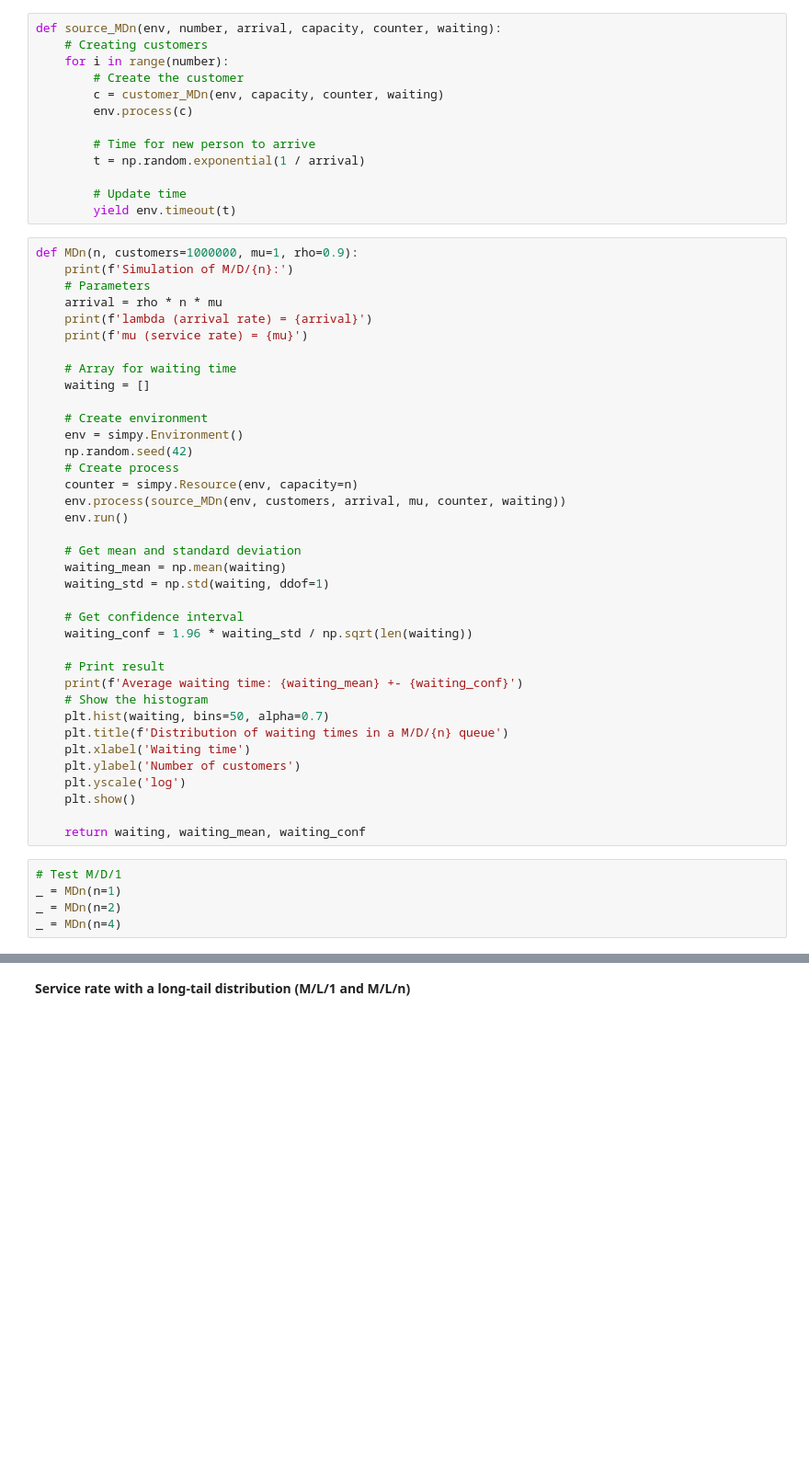
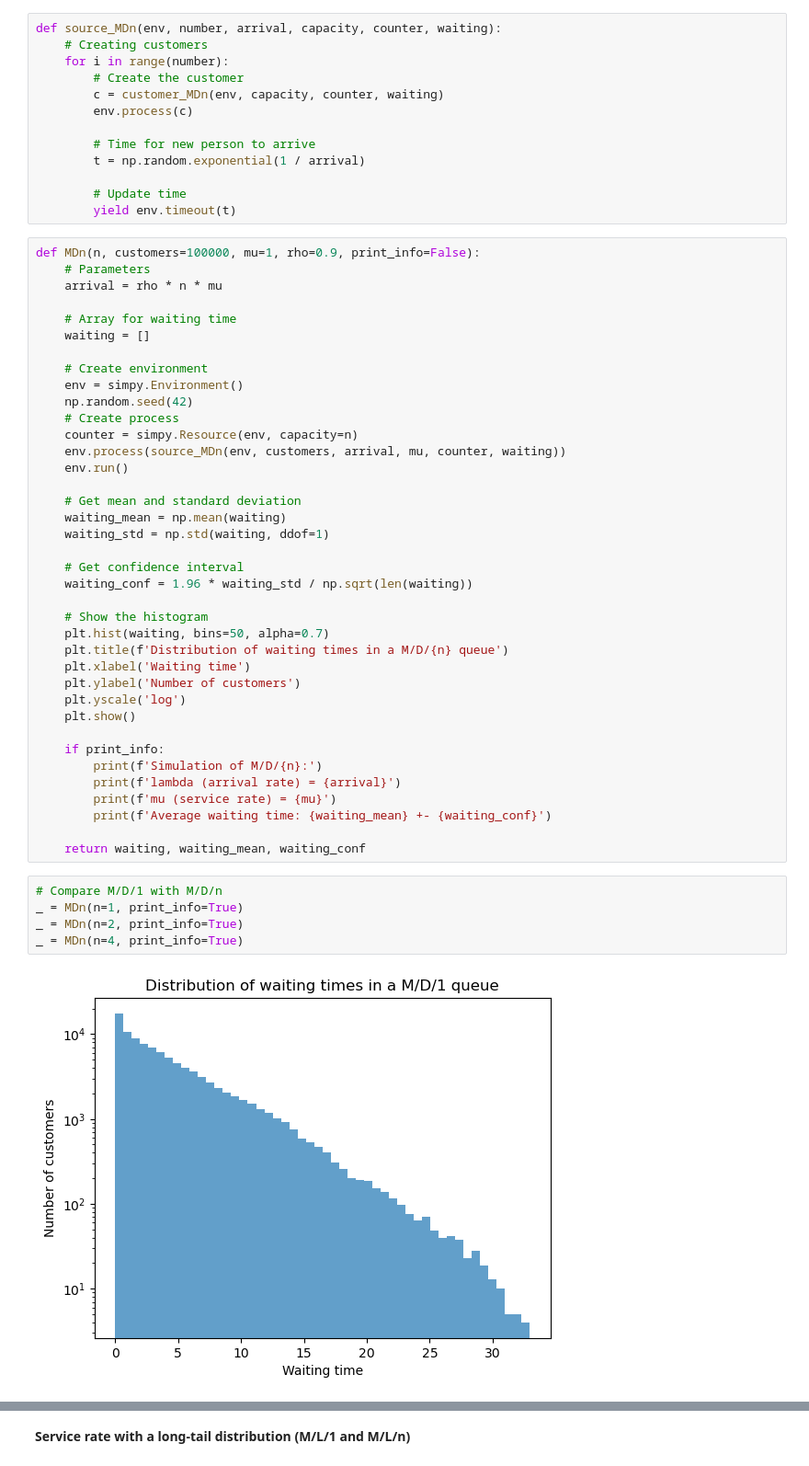
Before and after one commit to Asewlal01/WaitTimeExplorer, a Jupyter notebook: Problem4.ipynb, the cells around one changed output, grey strips where cells are left out. Shown at 92% size. Drawn from its saved outputs; the diff is of its cells as text; blank space fills up the shorter version.

Commit message:
Set print_info=False

```diff
--- a/Problem4.ipynb
+++ b/Problem4.ipynb
@@ -37,12 +37,9 @@ def source_MDn(env, number, arrival, capacity, counter, waiting):
         # Update time
         yield env.timeout(t)
 # %%
-def MDn(n, customers=1000000, mu=1, rho=0.9):
-    print(f'Simulation of M/D/{n}:')
+def MDn(n, customers=100000, mu=1, rho=0.9, print_info=False):
     # Parameters
     arrival = rho * n * mu
-    print(f'lambda (arrival rate) = {arrival}')
-    print(f'mu (service rate) = {mu}')
 
     # Array for waiting time
     waiting = []
@@ -62,8 +59,6 @@ def MDn(n, customers=1000000, mu=1, rho=0.9):
     # Get confidence interval
     waiting_conf = 1.96 * waiting_std / np.sqrt(len(waiting))
 
-    # Print result
-    print(f'Average waiting time: {waiting_mean} +- {waiting_conf}')
     # Show the histogram
     plt.hist(waiting, bins=50, alpha=0.7)
     plt.title(f'Distribution of waiting times in a M/D/{n} queue')
@@ -72,13 +67,20 @@ def MDn(n, customers=1000000, mu=1, rho=0.9):
     plt.yscale('log')
     plt.show()
 
+    if print_info:
+        print(f'Simulation of M/D/{n}:')
+        print(f'lambda (arrival rate) = {arrival}')
+        print(f'mu (service rate) = {mu}')
+        print(f'Average waiting time: {waiting_mean} +- {waiting_conf}')
+
     return waiting, waiting_mean, waiting_conf
 # %%
-# Test M/D/1
-_ = MDn(n=1)
-_ = MDn(n=2)
-_ = MDn(n=4)
+# Compare M/D/1 with M/D/n
+_ = MDn(n=1, print_info=True)
+_ = MDn(n=2, print_info=True)
+_ = MDn(n=4, print_info=True)
 # %% [output]
+[figure, new version]
 Simulation of M/D/1:
 lambda (arrival rate) = 0.9
 mu (service rate) = 1
```
Also changed, not shown: parts of 2 cells of this notebook.
